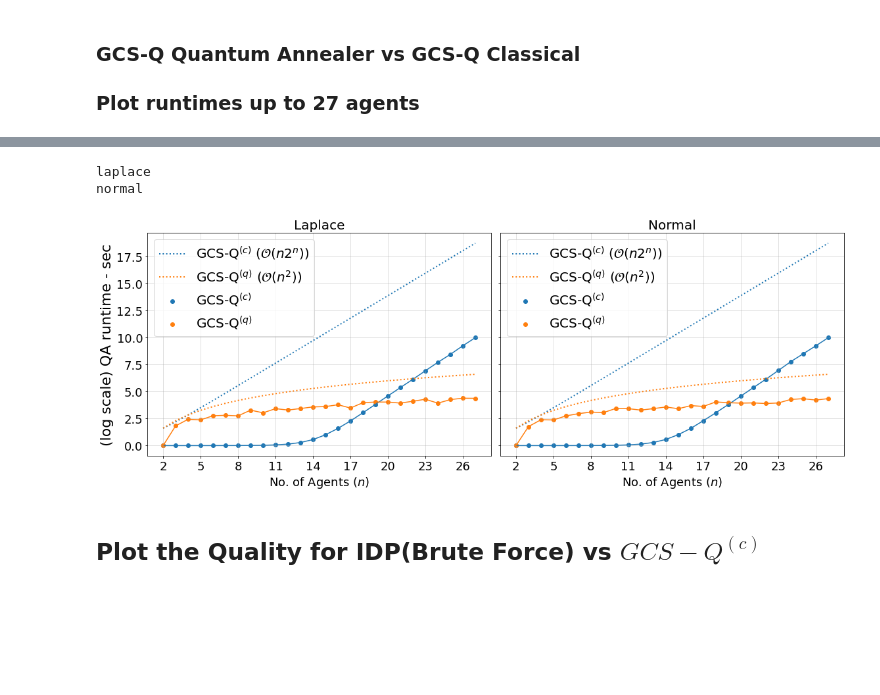
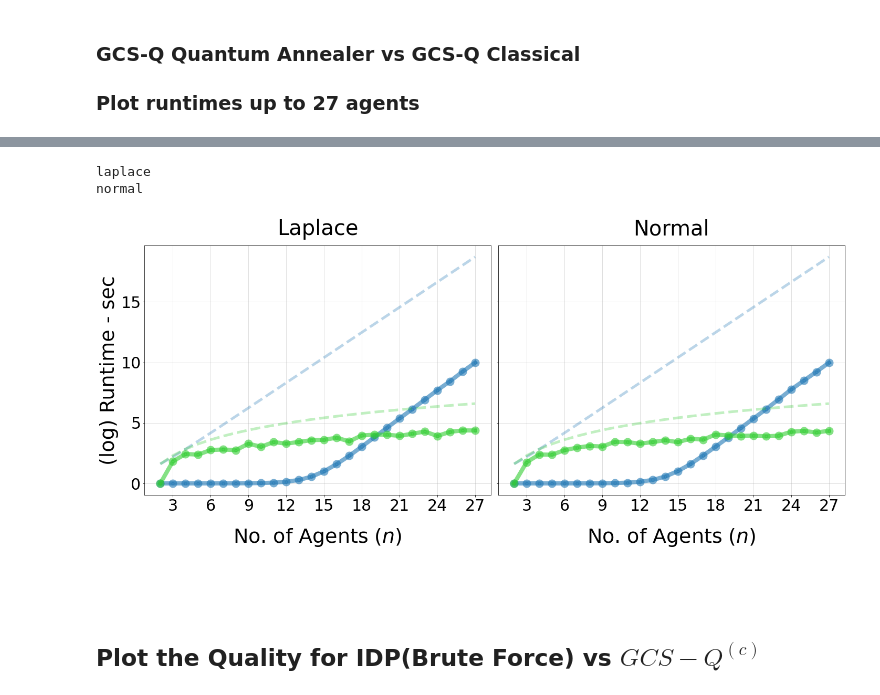
Before and after one commit to supreethmv/GCS-Q, a Jupyter notebook: plots.ipynb, the cells around one changed output, grey strips where cells are left out. Cells and saved outputs as stored; diff of their text form; code cells hidden in the pictures; blank space fills up the shorter version.

Commit message:
plot side-by-side

```diff
--- a/plots.ipynb
+++ b/plots.ipynb
@@ -80,14 +85,14 @@ out_folder= 'QA vs MIN-CUT'
 df=df
 log_scale=True
 save=True
-font=14
+font=28
 labels = [['Top-down approach using min-cut', 'GCS-Q Classical'], ['Dwave Annealer', 'GCS-Q Quantum Annealer']]
 
 
-fig, ax = plt.subplots(1, 2, sharey=True, figsize=(16,6))
+fig, ax = plt.subplots(1, 2, sharey=True, figsize=(20,9))
 fig.set_tight_layout(True)
-ax[0].set_ylabel(r"(log scale) QA runtime - sec", fontsize=font+8)
-plt.setp(ax, xticks=np.arange(0, 27, 3))#), xticklabels=np.arange(2, 27, 3))
+ax[0].set_ylabel(r"(log) Runtime - sec", fontsize=font+10)
+plt.setp(ax, xticks=np.arange(1, 31, 3))#), xticklabels=np.arange(2, 27, 3))
 
 
 current_folder = os.path.join(folder, out_folder )
@@ -104,47 +109,49 @@ for distr in df.Distribution.unique():
     n = np.array(list(map(int,data['No. of Agents'])))
 
     #ax[i].figure(figsize=(8,5))
     x = data['No. of Agents'].to_numpy()
 
     y_classical = data[(labels[0][0], 'TTE')].astype(float).to_numpy()
     y_classical_theoretical = (2)**(n)
 
     y_QA = data[(labels[1][0], 'TTE')].astype(float).to_numpy()
     y_QA_theoretical = (n)**(2)
 
     if log_scale:
         y_classical = np.log(y_classical+1)
         y_classical_theoretical = np.log(y_classical_theoretical+1)
         y_QA = np.log(y_QA+1)
         y_QA_theoretical = np.log(y_QA_theoretical+1)
-        file = os.path.join(current_folder, distr+'_log.png')
-    else:
-        file = os.path.join(current_folder, distr+'.png')
 
-    ax[i].scatter(x, y_classical, label="GCS-Q$^{(c)}$")
-    ax[i].plot(x, y_classical)
-    ax[i].plot(x, y_classical_theoretical,  linestyle = 'dotted', label="GCS-Q$^{(c)}$ ($\mathcal{O}(n2^n)$)", color='#1f77b4', linewidth=2.0)
 
-    ax[i].scatter(x, y_QA, label="GCS-Q$^{(q)}$")
-    ax[i].plot(x, y_QA)
-    ax[i].plot(x, y_QA_theoretical,  linestyle = 'dotted', label="GCS-Q$^{(q)}$ ($\mathcal{O}(n^2)$)", color='#ff7f0e', linewidth=2.0)
-    ax[i].tick_params(axis="both", labelsize=font+4)
+    ax[i].plot(x, y_classical, label="GCS-Q$^{(c)}$", linestyle='-', marker='o', linewidth=8.0, markeredgewidth=10, alpha=.6, color='#1f77b4')
+    ax[i].plot(x, y_classical_theoretical,  linestyle = 'dashed', linewidth=5.0, alpha =.3, color='#1f77b4', label="GCS-Q$^{(c)}/t$")
+    #ax[i].plot(x, y_classical_theoretical,  linestyle = 'dotted', label="GCS-Q$^{(c)}$ ($\mathcal{O}(n2^n)$)", color='#1f77b4', linewidth=2.0)
 
-    ax[i].set_xlabel(r'No. of Agents $(n)$',fontdict={'fontsize':font+4})
+    ax[i].plot(x, y_QA, label="GCS-Q$^{(q)}$", linestyle='-', marker='o', linewidth=8.0, markeredgewidth=10, alpha=.6, color='limegreen')
+    ax[i].plot(x, y_QA_theoretical,  linestyle = 'dashed', color='limegreen', linewidth=5.0, alpha =.3, label="GCS-Q$^{(q)}/t$") # color='#ff7f0e'
+    #ax[i].plot(x, y_QA_theoretical,  linestyle = 'dotted', label="GCS-Q$^{(q)}$ ($\mathcal{O}(n^2)$)", color='#ff7f0e', linewidth=2.0)
+
+    ax[i].tick_params(axis="both", labelsize=font+2)
+
+    ax[i].set_xlabel(r'No. of Agents $(n)$',fontdict={'fontsize':font+10}, labelpad=25)
     #plt.ylabel(r"(log scale) QA runtime - sec",fontdict={'fontsize':font+8})
 
     ax[i].grid(alpha=.5)
-    ax[i].set_title(distr.title(), fontdict={'fontsize':font+6})
-    ax[i].legend(fontsize=font+6)
+    ax[i].set_title(distr.title(), fontdict={'fontsize':font+12}, pad=20)#, fontweight="bold")
     i+=1
+handles, labels = ax[0].get_legend_handles_labels()
+fig.legend(handles, labels, loc='upper center', fontsize=font+8, ncol=4, bbox_to_anchor=(.53, .01))
 
+#plt.legend(fontsize=font+8, ncol=2, bbox_to_anchor=(.3, -.4))
+file = os.path.join(current_folder, 'runtime_q_vs_c.png')
 if save:
     plt.savefig(file, dpi=300, bbox_inches = "tight")
 plt.show()
 # %% [output]
 laplace
 normal
-[figure, old version]
+[figure, new version]
 # %%
 # def plot_tte(folder, out_folder, df,
 #              log_scale=True, save=True, font=14,
```
Also changed, not shown: parts of 15 cells of this notebook.
